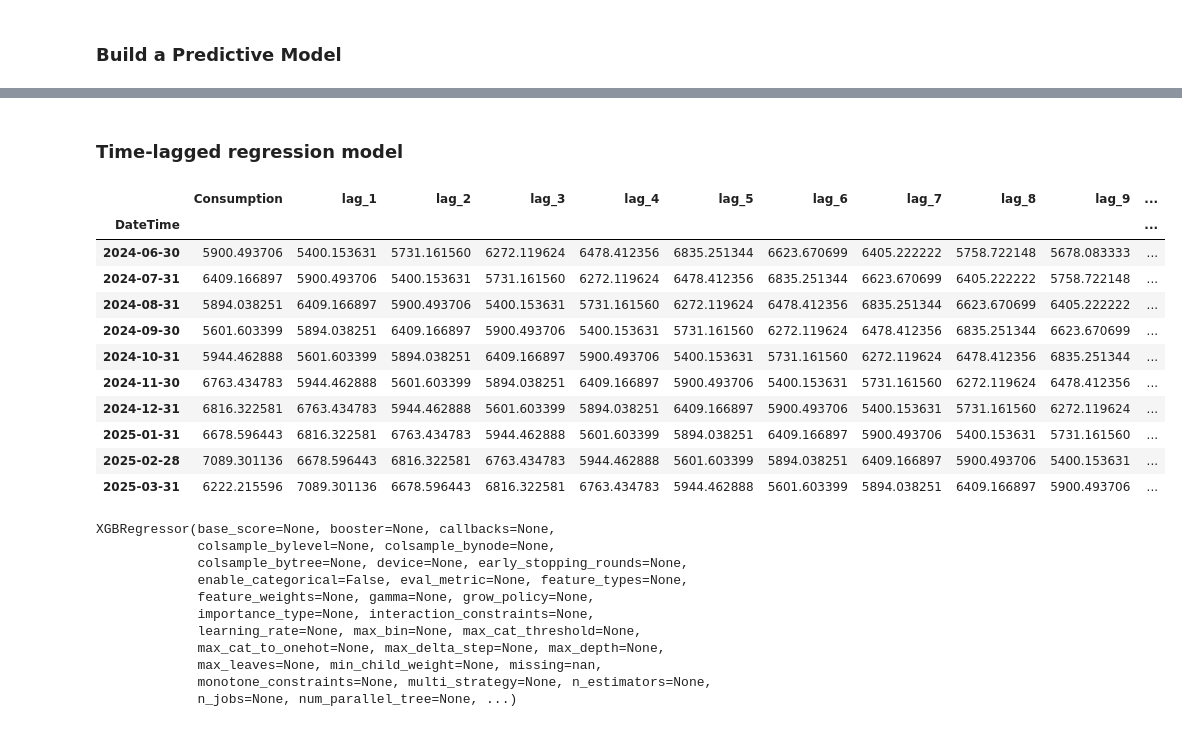
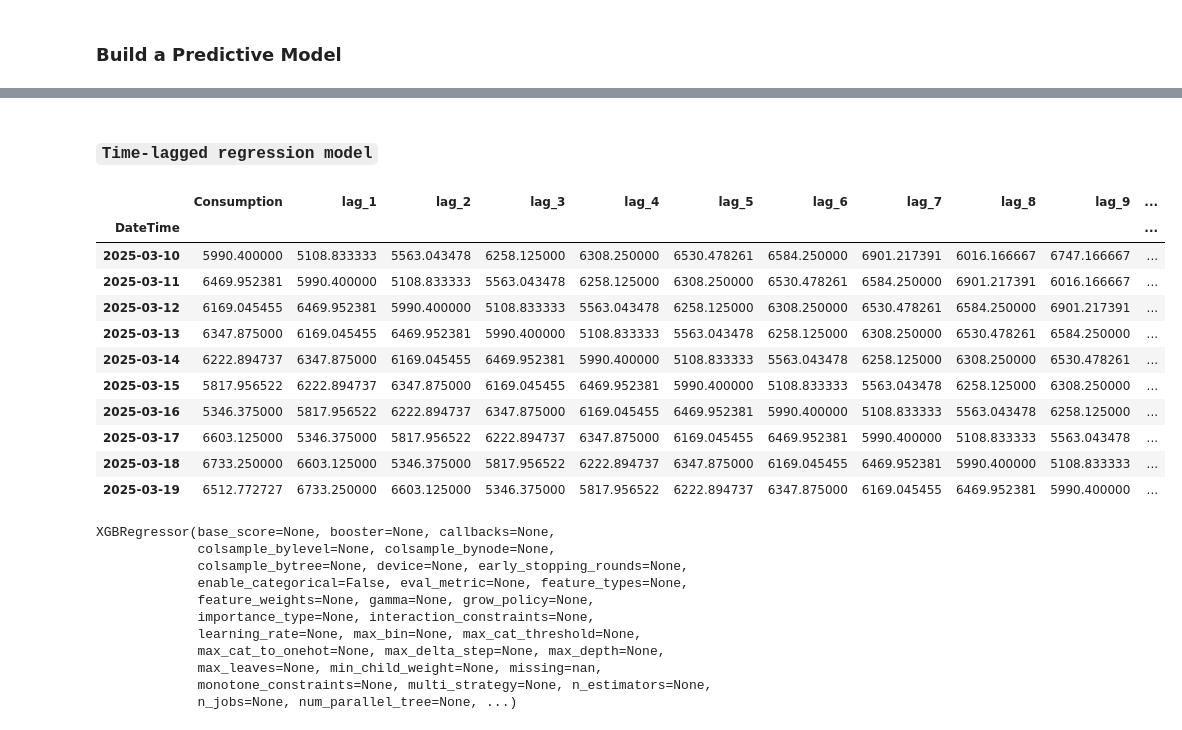
Before and after one commit to LogicCrafter99/completed_tasks, a Jupyter notebook: lecture 23/L23.time_series_forecasting.ipynb, the cells around one changed output, grey strips where cells are left out. Saved outputs shown, nothing was run; the diff lists cells and outputs as text; code cells hidden in the pictures.

```diff
--- a/lecture 23/L23.time_series_forecasting.ipynb
+++ b/lecture 23/L23.time_series_forecasting.ipynb
@@ -32,7 +34,7 @@ Each record includes the following fields:
 # %% [markdown]
 ## Loading the dataset
 # %%
-df = pd.read_csv('./datasets/electricity_consumption_and_production.csv', parse_dates=['DateTime'])
+df = pd.read_csv('./data/electricity_consumption_and_production.csv', parse_dates=['DateTime'])
 df = df.sort_values('DateTime')
 df.set_index('DateTime', inplace=True)
 df = df[['Consumption']]
@@ -53,11 +59,11 @@ dtype: int64
 # %% [markdown]
 ### EDA: Analyze trend, seasonality, cyclicity, residual. Check for stationarity
 # %%
-monthly_df = df["Consumption"].resample("ME").mean()
+daily_df = df["Consumption"].resample("D").mean().interpolate(method="linear")
 
-decomposition = seasonal_decompose(monthly_df, model="additive", period=12)
+decomposition = seasonal_decompose(daily_df, model="additive", period=30)
 
-# Візуалізація
+# Visualization
 fig, axes = plt.subplots(4, 1, figsize=(12, 8), sharex=True)
 decomposition.observed.plot(ax=axes[0], title='Observed')
 decomposition.trend.plot(ax=axes[1], title='Trend')
@@ -240,5 +257,5 @@ visualize_forecast(train_series, test_series, forecast_series, title="Facebook P
 # %% [markdown]
-### Time-lagged regression model
+### `Time-lagged regression model`
 # %%
 def create_lag_features(time_series: pd.Series, lags=12):
     """Create time-lagged features for the provided time series"""
@@ -250,23 +267,23 @@ def create_lag_features(time_series: pd.Series, lags=12):
 
     return df
 # %%
-lags = 12 # Experiment with number of lags to improve model accuracy
-time_lagged_df = create_lag_features(monthly_df, lags)
-time_lagged_df = time_lagged_df.dropna() # Remove rows with NaN values after applying shifting
+lags = 12
+time_lagged_df = create_lag_features(daily_df, lags)
+time_lagged_df = time_lagged_df.dropna()
 time_lagged_df.tail(10)
 # %% [output]
 |  | Consumption | lag_1 | lag_2 | lag_3 | lag_4 | lag_5 | lag_6 | lag_7 | lag_8 | lag_9 | ... |
 | DateTime |  |  |  |  |  |  |  |  |  |  | ... |
-| 2024-06-30 | 5900.493706 | 5400.153631 | 5731.161560 | 6272.119624 | 6478.412356 | 6835.251344 | 6623.670699 | 6405.222222 | 5758.722148 | 5678.083333 | ... |
-| 2024-07-31 | 6409.166897 | 5900.493706 | 5400.153631 | 5731.161560 | 6272.119624 | 6478.412356 | 6835.251344 | 6623.670699 | 6405.222222 | 5758.722148 | ... |
-| 2024-08-31 | 5894.038251 | 6409.166897 | 5900.493706 | 5400.153631 | 5731.161560 | 6272.119624 | 6478.412356 | 6835.251344 | 6623.670699 | 6405.222222 | ... |
-| 2024-09-30 | 5601.603399 | 5894.038251 | 6409.166897 | 5900.493706 | 5400.153631 | 5731.161560 | 6272.119624 | 6478.412356 | 6835.251344 | 6623.670699 | ... |
-| 2024-10-31 | 5944.462888 | 5601.603399 | 5894.038251 | 6409.166897 | 5900.493706 | 5400.153631 | 5731.161560 | 6272.119624 | 6478.412356 | 6835.251344 | ... |
-| 2024-11-30 | 6763.434783 | 5944.462888 | 5601.603399 | 5894.038251 | 6409.166897 | 5900.493706 | 5400.153631 | 5731.161560 | 6272.119624 | 6478.412356 | ... |
-| 2024-12-31 | 6816.322581 | 6763.434783 | 5944.462888 | 5601.603399 | 5894.038251 | 6409.166897 | 5900.493706 | 5400.153631 | 5731.161560 | 6272.119624 | ... |
-| 2025-01-31 | 6678.596443 | 6816.322581 | 6763.434783 | 5944.462888 | 5601.603399 | 5894.038251 | 6409.166897 | 5900.493706 | 5400.153631 | 5731.161560 | ... |
-| 2025-02-28 | 7089.301136 | 6678.596443 | 6816.322581 | 6763.434783 | 5944.462888 | 5601.603399 | 5894.038251 | 6409.166897 | 5900.493706 | 5400.153631 | ... |
-| 2025-03-31 | 6222.215596 | 7089.301136 | 6678.596443 | 6816.322581 | 6763.434783 | 5944.462888 | 5601.603399 | 5894.038251 | 6409.166897 | 5900.493706 | ... |
+| 2025-03-10 | 5990.400000 | 5108.833333 | 5563.043478 | 6258.125000 | 6308.250000 | 6530.478261 | 6584.250000 | 6901.217391 | 6016.166667 | 6747.166667 | ... |
+| 2025-03-11 | 6469.952381 | 5990.400000 | 5108.833333 | 5563.043478 | 6258.125000 | 6308.250000 | 6530.478261 | 6584.250000 | 6901.217391 | 6016.166667 | ... |
+| 2025-03-12 | 6169.045455 | 6469.952381 | 5990.400000 | 5108.833333 | 5563.043478 | 6258.125000 | 6308.250000 | 6530.478261 | 6584.250000 | 6901.217391 | ... |
+| 2025-03-13 | 6347.875000 | 6169.045455 | 6469.952381 | 5990.400000 | 5108.833333 | 5563.043478 | 6258.125000 | 6308.250000 | 6530.478261 | 6584.250000 | ... |
+| 2025-03-14 | 6222.894737 | 6347.875000 | 6169.045455 | 6469.952381 | 5990.400000 | 5108.833333 | 5563.043478 | 6258.125000 | 6308.250000 | 6530.478261 | ... |
+| 2025-03-15 | 5817.956522 | 6222.894737 | 6347.875000 | 6169.045455 | 6469.952381 | 5990.400000 | 5108.833333 | 5563.043478 | 6258.125000 | 6308.250000 | ... |
+| 2025-03-16 | 5346.375000 | 5817.956522 | 6222.894737 | 6347.875000 | 6169.045455 | 6469.952381 | 5990.400000 | 5108.833333 | 5563.043478 | 6258.125000 | ... |
+| 2025-03-17 | 6603.125000 | 5346.375000 | 5817.956522 | 6222.894737 | 6347.875000 | 6169.045455 | 6469.952381 | 5990.400000 | 5108.833333 | 5563.043478 | ... |
+| 2025-03-18 | 6733.250000 | 6603.125000 | 5346.375000 | 5817.956522 | 6222.894737 | 6347.875000 | 6169.045455 | 6469.952381 | 5990.400000 | 5108.833333 | ... |
+| 2025-03-19 | 6512.772727 | 6733.250000 | 6603.125000 | 5346.375000 | 5817.956522 | 6222.894737 | 6347.875000 | 6169.045455 | 6469.952381 | 5990.400000 | ... |
 # %%
 train_df, test_df = time_lagged_df[:-test_size], time_lagged_df[-test_size:]
 # %%
```
Also changed, not shown: parts of 25 cells of this notebook.
